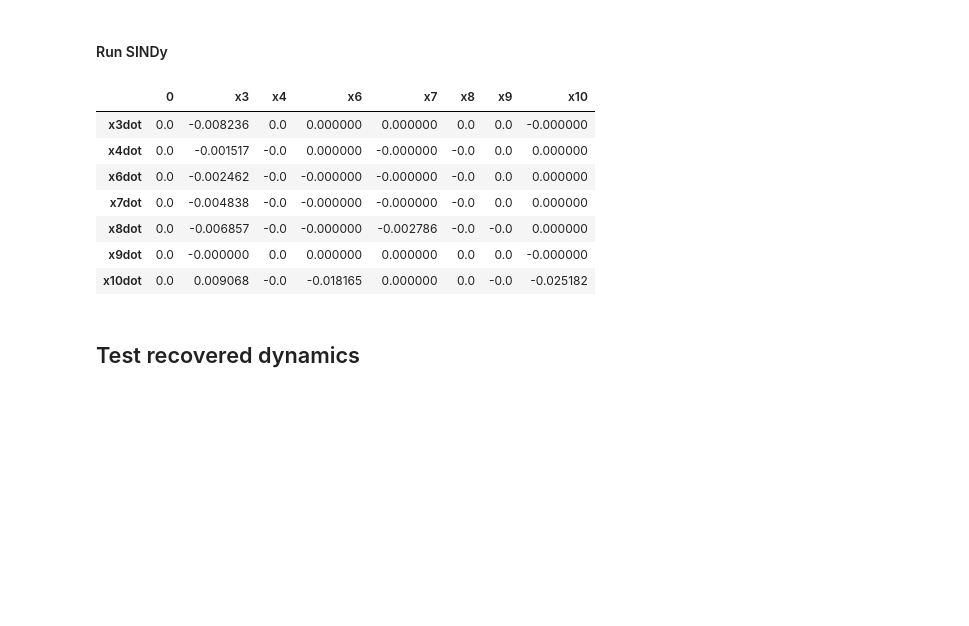
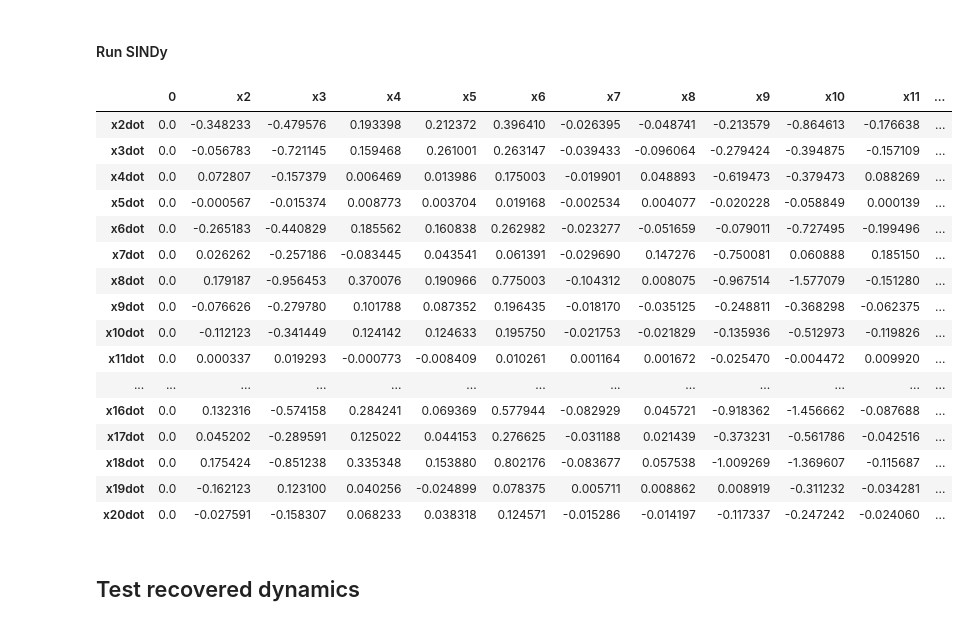
Before and after one commit to johnhainline/sparsedynamics, a Jupyter notebook: python_implementation/test_dynamics.ipynb, the cells around one changed output. Drawn from its saved outputs; the diff is of its cells as text; code cells hidden in the pictures; blank space fills up the shorter version.

```diff
--- a/python_implementation/test_dynamics.ipynb
+++ b/python_implementation/test_dynamics.ipynb
@@ -108,13 +119,15 @@ Ns = my_img.img_data.shape
 Ws = (128,60,40)
 roi_lims = [(int((N-W)/2),int((N+W)/2)) for N,W in zip(Ns,Ws)]
 
+my_img.img_data = denoise(my_img.img_data)
+
 # select options for segmentation and run segmentation
 print('Clustering image voxels...')
 options = {
     'roi_lims' : roi_lims,
     'figsize' : (18, 16),
     'nfeatures' : 6,
-    'nclusters' : 10
+    'nclusters' : 20
     }
 masks, roi = pca_kmeans_segmentation(my_img,**options)
 
@@ -141,9 +155,11 @@ new_rois = orig_rois.copy()
 # %% [markdown]
 #### plot total intensity of each segment
 # %%
-n_start = 10
+n_start = 2
+ts = np.cumsum([0]+list(my_img.params.frame_duration[n_start:-1]))
+
 intensity_curves  = [mroi.reshape(Ws[0]*Ws[1]*Ws[2],Ns[-1]).sum(axis=0) for mroi in new_rois]
 df = pd.DataFrame(data=np.stack(intensity_curves).T)
-df.iloc[n_start:,:].plot(figsize=(10, 8),marker='.',legend=False)
+df.iloc[n_start:,:].plot(x=ts,figsize=(10, 8),marker='.',legend=False)
 # %% [output]
 <matplotlib.axes._subplots.AxesSubplot at 0x...>
@@ -151,7 +167,7 @@ df.iloc[n_start:,:].plot(figsize=(10, 8),marker='.',legend=False)
 # %% [markdown]
 #### Pick some clusters
 # %%
-ixs = [2,3,5,6,7,8,9]
+ixs = list(range(1,20))#[1,2,3,4,5,6,7,8,9]
 # ixs = list(range(1,options['nclusters']))
 fig = plt.figure(figsize=(14,12))
 axes = []
@@ -173,5 +189,5 @@ plt.show()
 # dont use first few rows with no tracer
 N = 40
 npts = N-n_start-1
-X = df[n_start:-1]
+X = df.iloc[n_start:-1,:]
 X_dot = df.diff()[n_start+1:]
@@ -191,33 +211,42 @@ tXmat = tX.as_matrix()
 # %%
 n,nVars = tX.shape
 
 # variable labeling
 cols = ['x{}'.format(i+1) for i in ixs]
 tX.columns = cols
 dot_labels = pd.Index([s + 'dot' for s in cols])
 
 # SINDy params
 polyorder = 1
-lam = 0.005
+lam = 0.000001
 usesine = 0
 
 # generate data
 Theta = pd.DataFrame()
 Theta = poolData(tX,nVars, polyorder, usesine)
 
 # run SINDy
 Xhat_df = sparsifyDynamics(Theta,tX_dot,lam)
 Xhat_df = Xhat_df.set_index(dot_labels)
 Xhat_df
 # %% [output]
-|  | 0 | x3 | x4 | x6 | x7 | x8 | x9 | x10 |
-| x3dot | 0.0 | -0.008236 | 0.0 | 0.000000 | 0.000000 | 0.0 | 0.0 | -0.000000 |
-| x4dot | 0.0 | -0.001517 | -0.0 | 0.000000 | -0.000000 | -0.0 | 0.0 | 0.000000 |
-| x6dot | 0.0 | -0.002462 | -0.0 | -0.000000 | -0.000000 | -0.0 | 0.0 | 0.000000 |
-| x7dot | 0.0 | -0.004838 | -0.0 | -0.000000 | -0.000000 | -0.0 | 0.0 | 0.000000 |
-| x8dot | 0.0 | -0.006857 | -0.0 | -0.000000 | -0.002786 | -0.0 | -0.0 | 0.000000 |
-| x9dot | 0.0 | -0.000000 | 0.0 | 0.000000 | 0.000000 | 0.0 | 0.0 | -0.000000 |
-| x10dot | 0.0 | 0.009068 | -0.0 | -0.018165 | 0.000000 | 0.0 | -0.0 | -0.025182 |
+|  | 0 | x2 | x3 | x4 | x5 | x6 | x7 | x8 | x9 | x10 | x11 | ... |
+| x2dot | 0.0 | -0.348233 | -0.479576 | 0.193398 | 0.212372 | 0.396410 | -0.026395 | -0.048741 | -0.213579 | -0.864613 | -0.176638 | ... |
+| x3dot | 0.0 | -0.056783 | -0.721145 | 0.159468 | 0.261001 | 0.263147 | -0.039433 | -0.096064 | -0.279424 | -0.394875 | -0.157109 | ... |
+| x4dot | 0.0 | 0.072807 | -0.157379 | 0.006469 | 0.013986 | 0.175003 | -0.019901 | 0.048893 | -0.619473 | -0.379473 | 0.088269 | ... |
+| x5dot | 0.0 | -0.000567 | -0.015374 | 0.008773 | 0.003704 | 0.019168 | -0.002534 | 0.004077 | -0.020228 | -0.058849 | 0.000139 | ... |
+| x6dot | 0.0 | -0.265183 | -0.440829 | 0.185562 | 0.160838 | 0.262982 | -0.023277 | -0.051659 | -0.079011 | -0.727495 | -0.199496 | ... |
+| x7dot | 0.0 | 0.026262 | -0.257186 | -0.083445 | 0.043541 | 0.061391 | -0.029690 | 0.147276 | -0.750081 | 0.060888 | 0.185150 | ... |
+| x8dot | 0.0 | 0.179187 | -0.956453 | 0.370076 | 0.190966 | 0.775003 | -0.104312 | 0.008075 | -0.967514 | -1.577079 | -0.151280 | ... |
+| x9dot | 0.0 | -0.076626 | -0.279780 | 0.101788 | 0.087352 | 0.196435 | -0.018170 | -0.035125 | -0.248811 | -0.368298 | -0.062375 | ... |
+| x10dot | 0.0 | -0.112123 | -0.341449 | 0.124142 | 0.124633 | 0.195750 | -0.021753 | -0.021829 | -0.135936 | -0.512973 | -0.119826 | ... |
+| x11dot | 0.0 | 0.000337 | 0.019293 | -0.000773 | -0.008409 | 0.010261 | 0.001164 | 0.001672 | -0.025470 | -0.004472 | 0.009920 | ... |
+| ... | ... | ... | ... | ... | ... | ... | ... | ... | ... | ... | ... | ... |
+| x16dot | 0.0 | 0.132316 | -0.574158 | 0.284241 | 0.069369 | 0.577944 | -0.082929 | 0.045721 | -0.918362 | -1.456662 | -0.087688 | ... |
+| x17dot | 0.0 | 0.045202 | -0.289591 | 0.125022 | 0.044153 | 0.276625 | -0.031188 | 0.021439 | -0.373231 | -0.561786 | -0.042516 | ... |
+| x18dot | 0.0 | 0.175424 | -0.851238 | 0.335348 | 0.153880 | 0.802176 | -0.083677 | 0.057538 | -1.009269 | -1.369607 | -0.115687 | ... |
+| x19dot | 0.0 | -0.162123 | 0.123100 | 0.040256 | -0.024899 | 0.078375 | 0.005711 | 0.008862 | 0.008919 | -0.311232 | -0.034281 | ... |
+| x20dot | 0.0 | -0.027591 | -0.158307 | 0.068233 | 0.038318 | 0.124571 | -0.015286 | -0.014197 | -0.117337 | -0.247242 | -0.024060 | ... |
 # %% [markdown]
 ## Test recovered dynamics
 # %%
```
Also changed, not shown: parts of 13 cells of this notebook.
